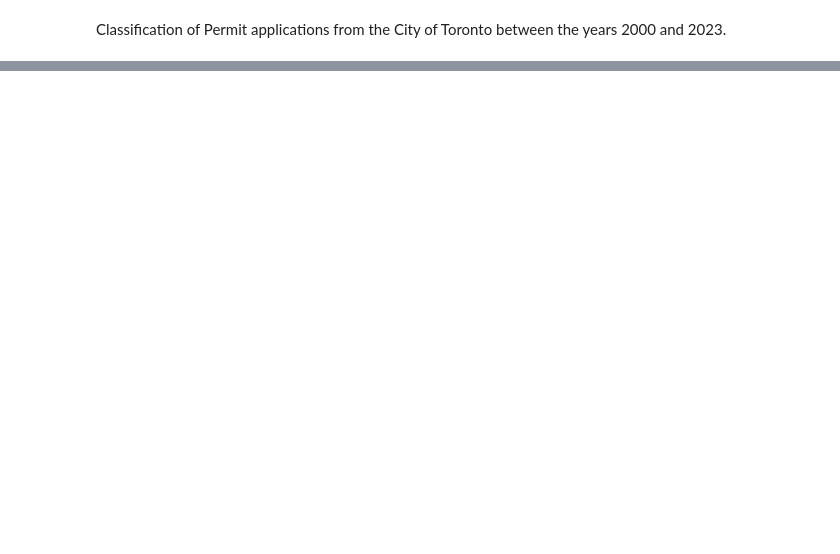
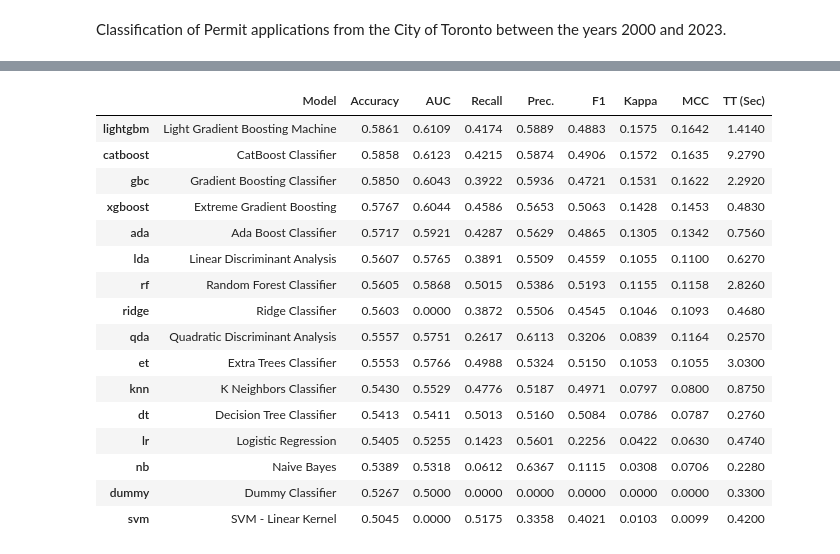
Before and after one commit to ThesanR/TorontoPermitClassification, a Jupyter notebook: PermitClass.ipynb, the cells around one changed output, grey strips where cells are left out. Drawn from its saved outputs; the diff is of its cells as text; code cells hidden in the pictures; blank space fills up the shorter version.

```diff
--- a/PermitClass.ipynb
+++ b/PermitClass.ipynb
@@ -140,9 +160,10 @@ dfmedium = df.drop(df[df.PROJECT_TYPE != "2-5 WEEKS"].index)
 #print(dfmedium['PROCESS_TIME'].value_counts(), "\n")
 x = dfmedium['PROCESS_TIME'].astype(int)
 #Setting threshold to 25 days
-x = pd.qcut(x=x, q=2, labels=[False, True], precision=0)
+x = pd.qcut(x=x, q=2, labels=[0, 1], precision=0)
+x = x.astype(int)
 print(x.value_counts(), "\n")
 dfmedium = dfmedium.drop(['PROCESS_TIME', 'PROJECT_TYPE'], axis=1)
 dfmedium = pd.concat([dfmedium, x], axis=1)
-dfmedium
+#dfmedium
 # %% [output]
@@ -242 +267,5 @@ best = compare_models()
 [interactive output not drawn]
+# %%
+best_medium = s_medium.compare_models()
+#best = create_model('lightgbm')
+# %% [output]
@@ -242,0 +273,17 @@ best = compare_models()
+|  | Model | Accuracy | AUC | Recall | Prec. | F1 | Kappa | MCC | TT (Sec) |
+| lightgbm | Light Gradient Boosting Machine | 0.5861 | 0.6109 | 0.4174 | 0.5889 | 0.4883 | 0.1575 | 0.1642 | 1.4140 |
+| catboost | CatBoost Classifier | 0.5858 | 0.6123 | 0.4215 | 0.5874 | 0.4906 | 0.1572 | 0.1635 | 9.2790 |
+| gbc | Gradient Boosting Classifier | 0.5850 | 0.6043 | 0.3922 | 0.5936 | 0.4721 | 0.1531 | 0.1622 | 2.2920 |
+| xgboost | Extreme Gradient Boosting | 0.5767 | 0.6044 | 0.4586 | 0.5653 | 0.5063 | 0.1428 | 0.1453 | 0.4830 |
+| ada | Ada Boost Classifier | 0.5717 | 0.5921 | 0.4287 | 0.5629 | 0.4865 | 0.1305 | 0.1342 | 0.7560 |
+| lda | Linear Discriminant Analysis | 0.5607 | 0.5765 | 0.3891 | 0.5509 | 0.4559 | 0.1055 | 0.1100 | 0.6270 |
+| rf | Random Forest Classifier | 0.5605 | 0.5868 | 0.5015 | 0.5386 | 0.5193 | 0.1155 | 0.1158 | 2.8260 |
+| ridge | Ridge Classifier | 0.5603 | 0.0000 | 0.3872 | 0.5506 | 0.4545 | 0.1046 | 0.1093 | 0.4680 |
+| qda | Quadratic Discriminant Analysis | 0.5557 | 0.5751 | 0.2617 | 0.6113 | 0.3206 | 0.0839 | 0.1164 | 0.2570 |
+| et | Extra Trees Classifier | 0.5553 | 0.5766 | 0.4988 | 0.5324 | 0.5150 | 0.1053 | 0.1055 | 3.0300 |
+| knn | K Neighbors Classifier | 0.5430 | 0.5529 | 0.4776 | 0.5187 | 0.4971 | 0.0797 | 0.0800 | 0.8750 |
+| dt | Decision Tree Classifier | 0.5413 | 0.5411 | 0.5013 | 0.5160 | 0.5084 | 0.0786 | 0.0787 | 0.2760 |
+| lr | Logistic Regression | 0.5405 | 0.5255 | 0.1423 | 0.5601 | 0.2256 | 0.0422 | 0.0630 | 0.4740 |
+| nb | Naive Bayes | 0.5389 | 0.5318 | 0.0612 | 0.6367 | 0.1115 | 0.0308 | 0.0706 | 0.2280 |
+| dummy | Dummy Classifier | 0.5267 | 0.5000 | 0.0000 | 0.0000 | 0.0000 | 0.0000 | 0.0000 | 0.3300 |
+| svm | SVM - Linear Kernel | 0.5045 | 0.0000 | 0.5175 | 0.3358 | 0.4021 | 0.0103 | 0.0099 | 0.4200 |
```
Also changed, not shown: parts of 17 cells of this notebook.
